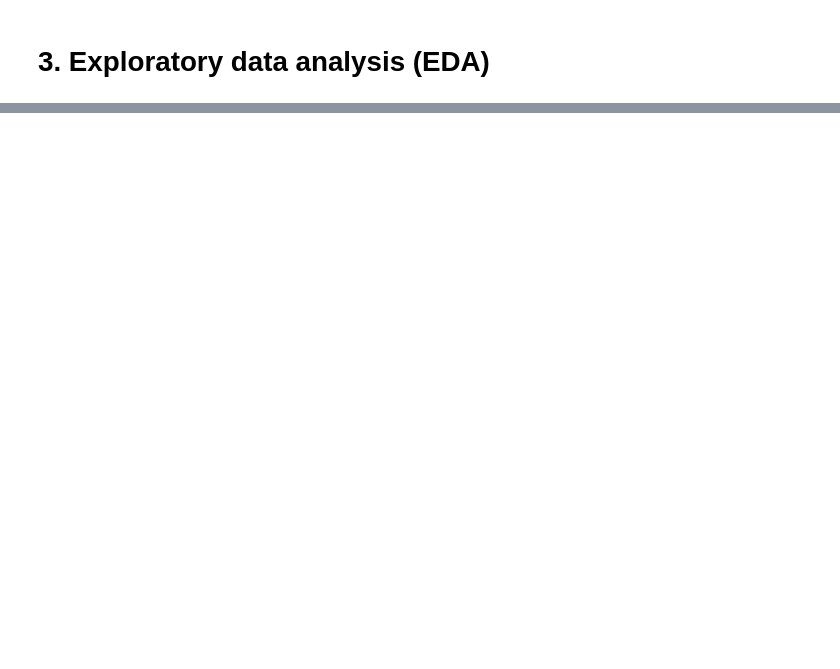
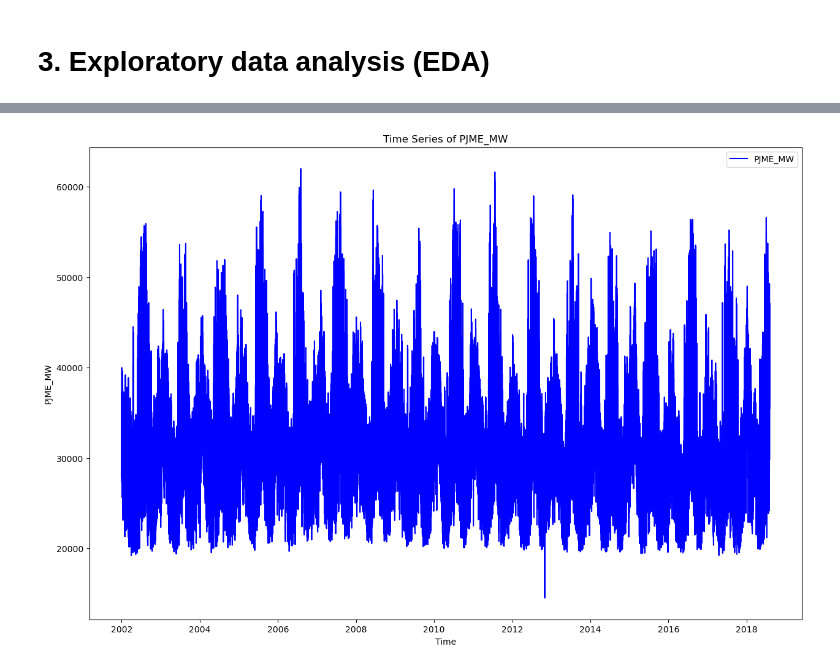
Before and after one commit to peerapat-t/Hourly-energy-consumption-prediction, a Jupyter notebook: Housely energy consumption prediction.ipynb, the cells around one changed output, grey strips where cells are left out. Saved outputs shown, nothing was run; the diff lists cells and outputs as text; code cells hidden in the pictures; blank space fills up the shorter version.

```diff
--- a/Housely energy consumption prediction.ipynb
+++ b/Housely energy consumption prediction.ipynb
@@ -222,2 +127,0 @@ df['StreamingMovies'] = df['StreamingMovies'].apply(lambda x: 1 if x == 'Yes' el
-# %%
-df['Contract'] = df['Contract'].apply(lambda x: 0 if x == 'Month-to-month' else 1 if x == 'One year' else 2)
@@ -226,2 +127,0 @@ df['Contract'] = df['Contract'].apply(lambda x: 0 if x == 'Month-to-month' else
-# %%
-df['PaperlessBilling'] = df['PaperlessBilling'].apply(lambda x: 1 if x == 'Yes' else 0)
@@ -238,2 +127,0 @@ median_tol_charges
-# %%
-df['TotalCharges'].fillna(median_tol_charges, inplace=True)
@@ -246,2 +127,0 @@ drop unnecessary columns
-# %%
-df.drop(columns = 'customerID', inplace = True)
@@ -646,0 +128,10 @@ plt.show()
+# %%
+plt.figure(figsize=(15, 10))
+plt.plot(df['Datetime'], df['PJME_MW'], label='PJME_MW', color='blue')
+plt.xlabel('Time')
+plt.ylabel('PJME_MW')
+plt.legend()
+plt.title('Time Series of PJME_MW')
+plt.show()
+# %% [output]
+[figure, added]
```
Also changed, not shown: parts of 178 cells of this notebook.
